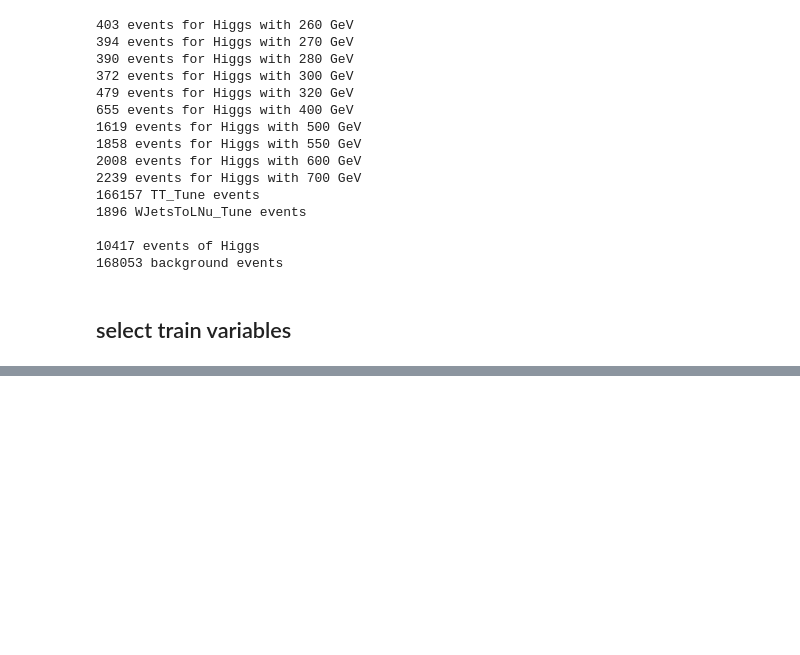
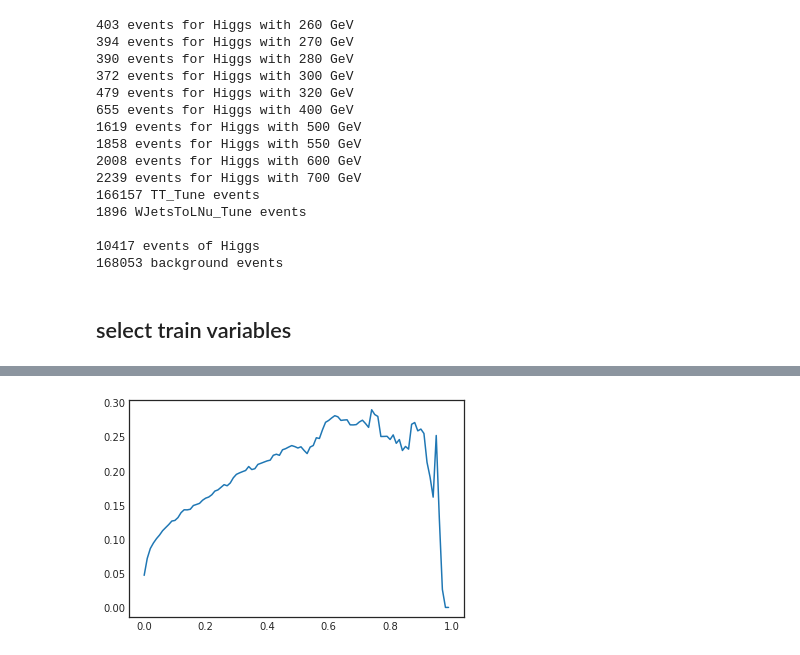
Before and after one commit to SrGonao/estagio, a Jupyter notebook: ML/classifiers/bdt/BDT.ipynb, the cells around one changed output, grey strips where cells are left out. Drawn from its saved outputs; the diff is of its cells as text; code cells hidden in the pictures; blank space fills up the shorter version.

```diff
--- a/ML/classifiers/bdt/BDT.ipynb
+++ b/ML/classifiers/bdt/BDT.ipynb
@@ -169,15 +259,0 @@ model.score
-# %%
-
-pred = model.predict_proba(X_test)
-back = []
-sign = []
-j=0;
-for i in pred:
-
-    if (y_test[j]==int(0)):
-        back.append(i[1])
-
-    if (y_test[j]==int(1)):
-        sign.append(i[1])
-
-    j=j+1
@@ -198,0 +337,20 @@ plt.show()
+# %%
+def FOMAfterCut(p):
+    cutSignal, cutBackground = [], []
+    for data, scores in zip(signalTestData, signalScore):
+        cutSignal.append(data[(scores > p)])
+    for data, scores in zip(backgroundTestData, backgroundScore):
+        cutBackground.append(data[(scores > p)])
+
+    return calculateFOM(cutSignal, cutBackground, range(len(cutSignal)), range(len(cutBackground)))
+# %%
+x = np.linspace(0,.99,100)
+y = []
+for i in x:
+    #NOTE: since this is using only the test data this must be divided by sqrt(test_size)
+    y.append(FOMAfterCut(i)/sqrt(.2))
+
+plt.plot(x, y)
+plt.show()
+# %% [output]
+[figure, added]
```
Also changed, not shown: parts of 28 cells of this notebook.
